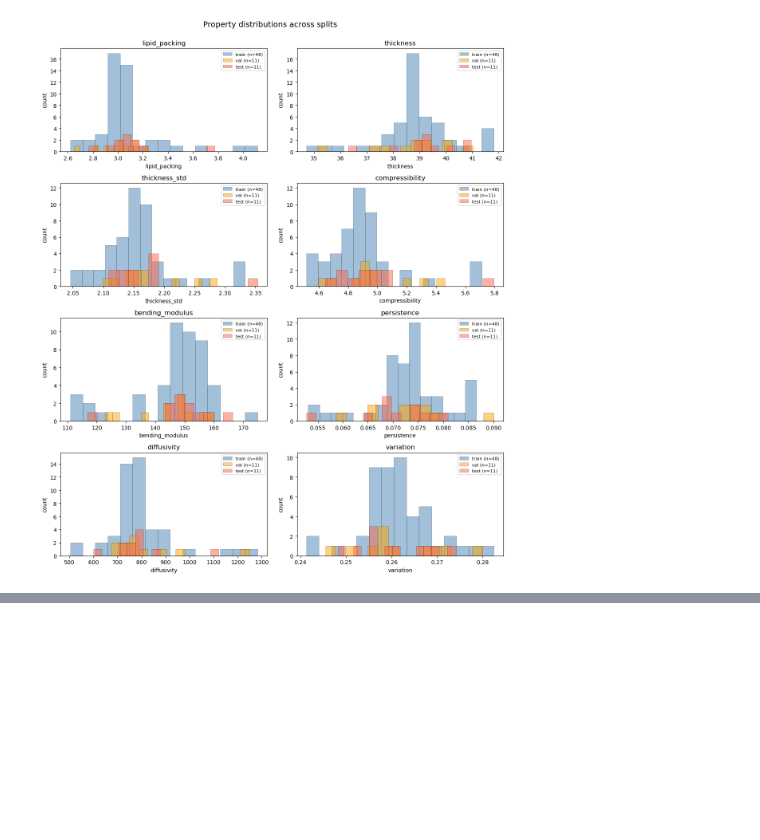
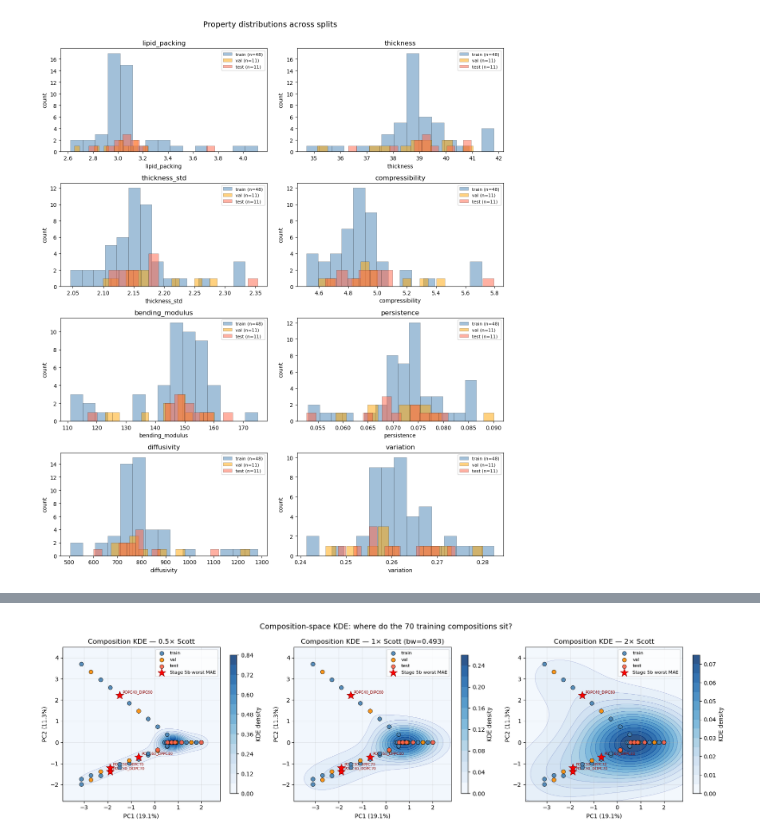
Before and after one commit to pbkush/lipid-graph-nn, a Jupyter notebook: scripts/notebooks/analyze_dataset.ipynb, the cells around one changed output, grey strips where cells are left out. Drawn from its saved outputs; the diff is of its cells as text; code cells hidden in the pictures; blank space fills up the shorter version.

```diff
--- a/scripts/notebooks/analyze_dataset.ipynb
+++ b/scripts/notebooks/analyze_dataset.ipynb
@@ -876,0 +1009,48 @@ else:
+# %%
+# ── 9a — Composition-space KDE (3 bandwidths for robustness) ─────────────────
+from scipy.stats import gaussian_kde
+
+kde_comp_default = gaussian_kde(Z_comp.T)          # Scott's rule
+bw = kde_comp_default.factor
+kde_comp_half   = gaussian_kde(Z_comp.T, bw_method=bw * 0.5)
+kde_comp_double = gaussian_kde(Z_comp.T, bw_method=bw * 2.0)
+
+pad = 0.8
+x0, x1 = Z_comp[:, 0].min() - pad, Z_comp[:, 0].max() + pad
+y0, y1 = Z_comp[:, 1].min() - pad, Z_comp[:, 1].max() + pad
+xx, yy = np.mgrid[x0:x1:200j, y0:y1:200j]
+pos = np.vstack([xx.ravel(), yy.ravel()])
+
+fig, axes = plt.subplots(1, 3, figsize=(17, 5))
+for ax, kde, label in zip(axes,
+                           [kde_comp_half, kde_comp_default, kde_comp_double],
+                           ['0.5× Scott', f'1× Scott (bw={bw:.3f})', '2× Scott']):
+    density = kde(pos).reshape(200, 200)
+    cf = ax.contourf(xx, yy, density, levels=14, cmap='Blues', alpha=0.85)
+    ax.contour(xx, yy, density, levels=14, colors='navy', linewidths=0.3, alpha=0.4)
+    plt.colorbar(cf, ax=ax, label='KDE density', shrink=0.9)
+    for split, color in SPLIT_COLORS.items():
+        m = df['split'] == split
+        ax.scatter(Z_comp[m, 0], Z_comp[m, 1], c=color, s=50, edgecolor='k',
+                   lw=0.6, alpha=0.9, label=split, zorder=5)
+    widx = df.index[df['composition'].isin(STAGE5B_WORST)].tolist()
+    ax.scatter(Z_comp[widx, 0], Z_comp[widx, 1],
+               marker='*', s=220, c='red', edgecolor='darkred', lw=0.7,
+               zorder=7, label='Stage 5b worst MAE')
+    for i in widx:
+        ax.annotate(df.loc[i, 'composition'], (Z_comp[i, 0], Z_comp[i, 1]),
+                    textcoords='offset points', xytext=(5, 4),
+                    fontsize=6.5, color='darkred')
+    ax.set_xlabel(f'PC1 ({ev_comp[0]*100:.1f}%)')
+    ax.set_ylabel(f'PC2 ({ev_comp[1]*100:.1f}%)')
+    ax.set_title(f'Composition KDE — {label}')
+    ax.legend(fontsize=8, loc='upper right')
+    ax.grid(alpha=0.25)
+
+plt.suptitle('Composition-space KDE: where do the 70 training compositions sit?', fontsize=13)
+plt.tight_layout()
+plt.savefig(FIG_DIR / '09_kde_composition_pca.png', dpi=150, bbox_inches='tight')
+plt.savefig(FIG_DIR / '09_kde_composition_pca.pdf', bbox_inches='tight')
+plt.show()
+# %% [output]
+[figure, added]
```
Also changed, not shown: parts of 10 cells of this notebook, 4 other files.
